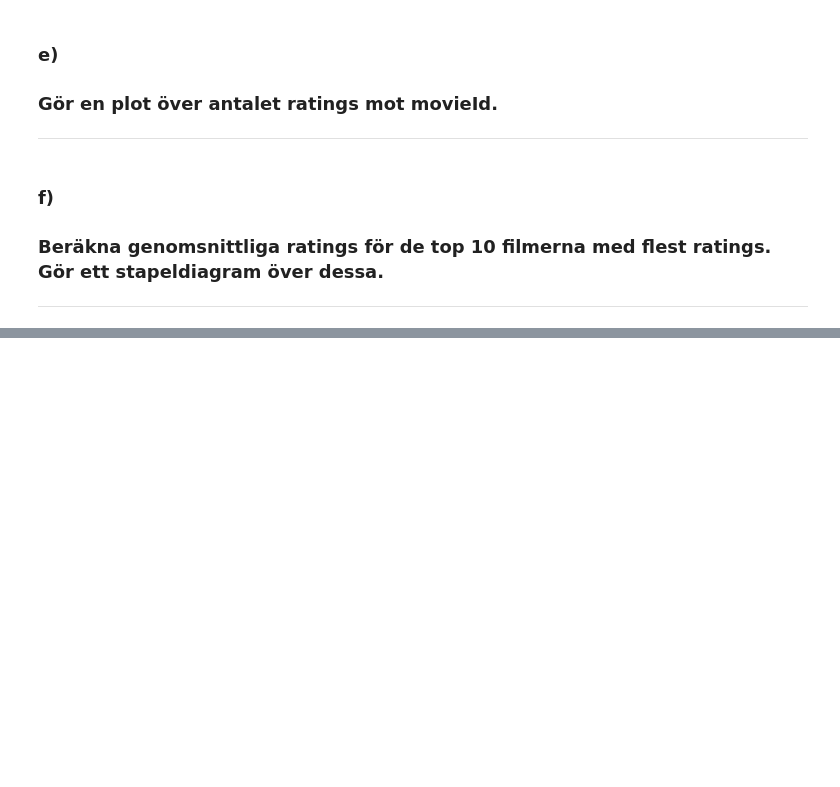
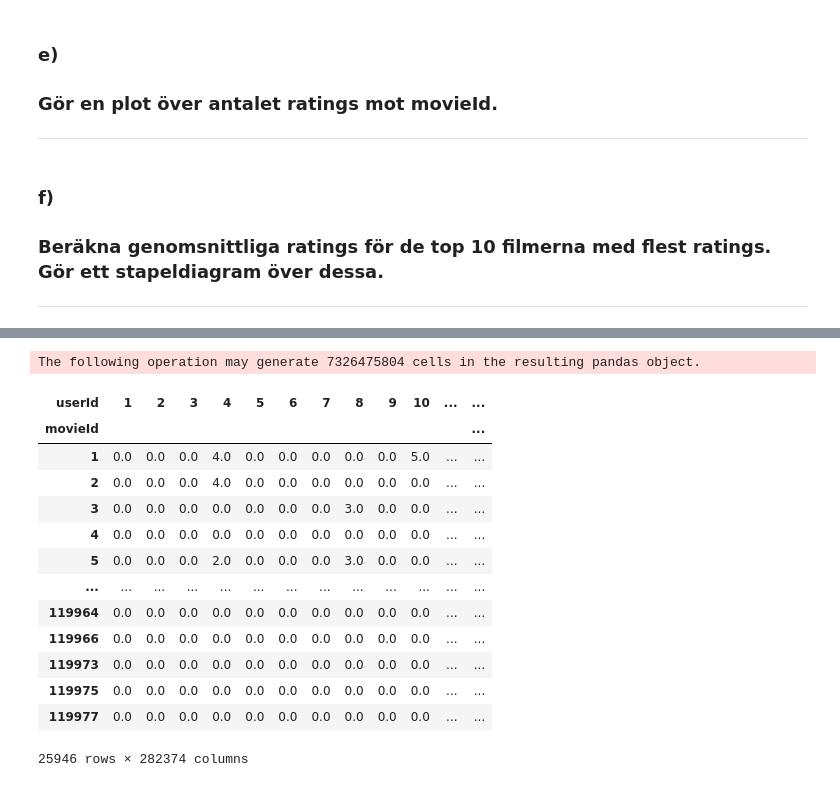
Before and after one commit to Canesp/Machine-learning-Philip-de-Canesie, a Jupyter notebook: Lab/recommend.ipynb, the cells around one changed output, grey strips where cells are left out. Saved outputs shown, nothing was run; the diff lists cells and outputs as text; code cells hidden in the pictures; blank space fills up the shorter version.

```diff
--- a/Lab/recommend.ipynb
+++ b/Lab/recommend.ipynb
@@ -152,0 +179,5 @@ fig.show()
+# %%
+df_ratings.drop(df_ratings[(df_ratings["movieId"] > 10000) & (df_ratings["movieId"] < 24000)].index, inplace= True)
+df_ratings.drop(df_ratings[(df_ratings["movieId"] > 28000) & (df_ratings["movieId"] < 30000)].index, inplace= True)
+df_ratings.drop(df_ratings[df_ratings["movieId"] > 120000].index, inplace= True)
+df_ratings.drop(df_ratings[df_ratings["rating"] < 1].index, inplace= True)
@@ -152,0 +227,21 @@ fig.show()
+# %%
+movies_users = df_ratings.pivot(index="movieId", columns="userId", values="rating").fillna(0)
+# %% [output]
+The following operation may generate 7326475804 cells in the resulting pandas object.
+# %%
+movies_users
+# %% [output]
+| userId | 1 | 2 | 3 | 4 | 5 | 6 | 7 | 8 | 9 | 10 | ... | ... |
+| movieId |  |  |  |  |  |  |  |  |  |  |  | ... |
+| 1 | 0.0 | 0.0 | 0.0 | 4.0 | 0.0 | 0.0 | 0.0 | 0.0 | 0.0 | 5.0 | ... | ... |
+| 2 | 0.0 | 0.0 | 0.0 | 4.0 | 0.0 | 0.0 | 0.0 | 0.0 | 0.0 | 0.0 | ... | ... |
+| 3 | 0.0 | 0.0 | 0.0 | 0.0 | 0.0 | 0.0 | 0.0 | 3.0 | 0.0 | 0.0 | ... | ... |
+| 4 | 0.0 | 0.0 | 0.0 | 0.0 | 0.0 | 0.0 | 0.0 | 0.0 | 0.0 | 0.0 | ... | ... |
+| 5 | 0.0 | 0.0 | 0.0 | 2.0 | 0.0 | 0.0 | 0.0 | 3.0 | 0.0 | 0.0 | ... | ... |
+| ... | ... | ... | ... | ... | ... | ... | ... | ... | ... | ... | ... | ... |
+| 119964 | 0.0 | 0.0 | 0.0 | 0.0 | 0.0 | 0.0 | 0.0 | 0.0 | 0.0 | 0.0 | ... | ... |
+| 119966 | 0.0 | 0.0 | 0.0 | 0.0 | 0.0 | 0.0 | 0.0 | 0.0 | 0.0 | 0.0 | ... | ... |
+| 119973 | 0.0 | 0.0 | 0.0 | 0.0 | 0.0 | 0.0 | 0.0 | 0.0 | 0.0 | 0.0 | ... | ... |
+| 119975 | 0.0 | 0.0 | 0.0 | 0.0 | 0.0 | 0.0 | 0.0 | 0.0 | 0.0 | 0.0 | ... | ... |
+| 119977 | 0.0 | 0.0 | 0.0 | 0.0 | 0.0 | 0.0 | 0.0 | 0.0 | 0.0 | 0.0 | ... | ... |
+25946 rows × 282374 columns
```
Also changed, not shown: parts of 11 cells of this notebook, 2 other files.
